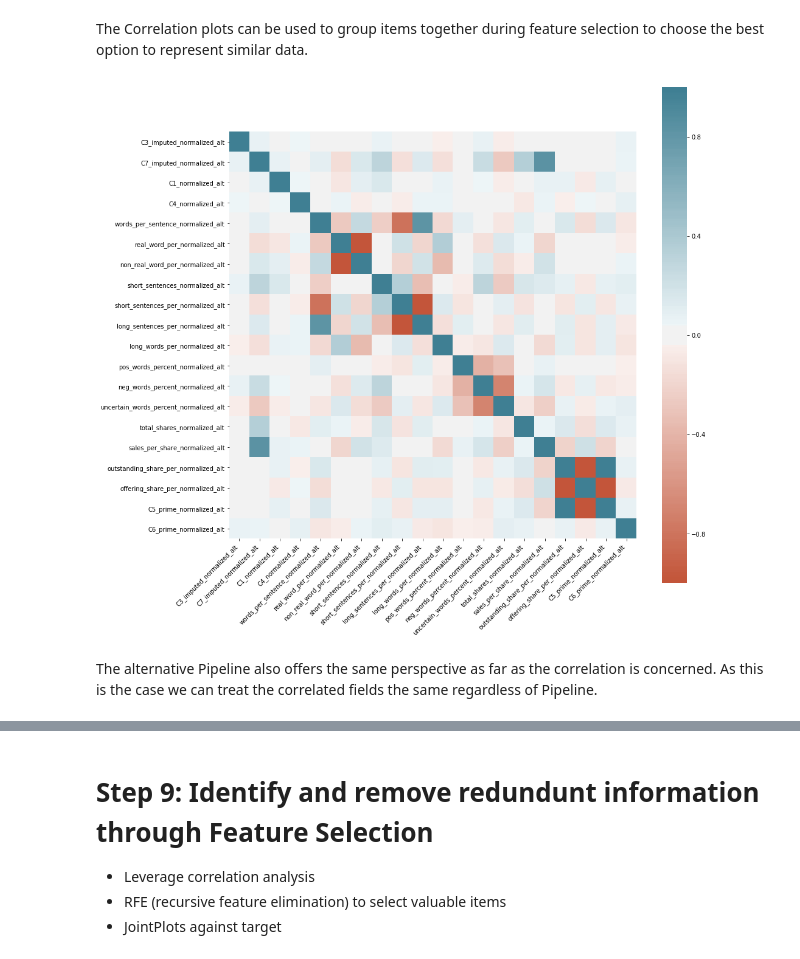
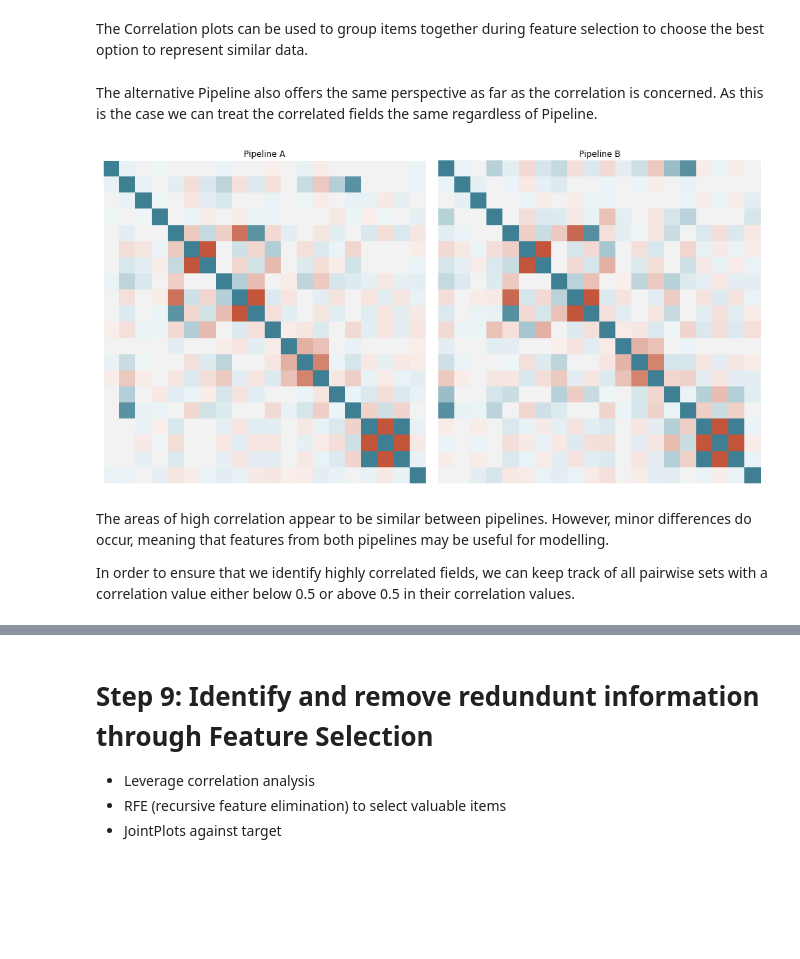
Before and after one commit to fairfield-university-ba545/project1-archana-s-team, a Jupyter notebook: project_1_submission.ipynb, the cells around one changed output, grey strips where cells are left out. Saved outputs shown, nothing was run; the diff lists cells and outputs as text; code cells hidden in the pictures; blank space fills up the shorter version.

```diff
--- a/project_1_submission.ipynb
+++ b/project_1_submission.ipynb
@@ -840,23 +841,52 @@ ax.set_xticklabels(
 # %% [markdown]
 The Correlation plots can be used to group items together during feature selection to choose the best option to represent similar data.
 # %%
-corr_alt = normalized_alt[[i for i in list(normalized_alt.columns) if 'normalized_alt' in i]].corr()
-plt.figure(figsize=(15,15))
-ax = sns.heatmap(
-    corr_alt,
-    vmin=-1, vmax=1, center=0,
-    cmap=sns.diverging_palette(20, 220, n=200),
-    square=True
-)
-ax.set_xticklabels(
-    ax.get_xticklabels(),
-    rotation=45,
-    horizontalalignment='right'
-);
+# corr_alt = normalized_alt[[i for i in list(normalized_alt.columns) if 'normalized_alt' in i]].corr()
+# plt.figure(figsize=(15,15))
+# ax = sns.heatmap(
+#     corr_alt,
+#     vmin=-1, vmax=1, center=0,
+#     cmap=sns.diverging_palette(20, 220, n=200),
+#     square=True
+# )
+# ax.set_xticklabels(
+#     ax.get_xticklabels(),
+#     rotation=45,
+#     horizontalalignment='right'
+# );
-# %% [output]
-[figure, removed]
 # %% [markdown]
 The alternative Pipeline also offers the same perspective as far as the correlation is concerned. As this is the case we can treat the correlated fields the same regardless of Pipeline.
+# %%
+# NOTE that the dark version of Jupyterlab won't show the titles as the default is black...
+
+fig, (ax1, ax2) = plt.subplots(1,2, sharex=True, sharey=True, figsize=(15,15))
+
+
+sns.heatmap(corr_alt,
+    vmin=-1, vmax=1, center=0,
+    cmap=sns.diverging_palette(20, 220, n=200),
+    square=True, ax=ax1,
+           cbar = False)
+sns.heatmap(corr,
+    vmin=-1, vmax=1, center=0,
+    cmap=sns.diverging_palette(20, 220, n=200),
+    square=True, ax=ax2,
+            cbar = False)
+ax1.set(yticks=[])
+ax2.set(yticks=[])
+ax1.set(xticks=[])
+ax2.set(xticks=[])
+ax1.set_title('Pipeline A')
+ax2.set_title('Pipeline B')
+fig.tight_layout(rect=[0, 0, .9, 1])
+#fig.suptitle("Title centered above all subplots", fontsize=14)
+plt.show()
+# %% [output]
+[figure, added]
+# %% [markdown]
+The areas of high correlation appear to be similar between pipelines. However, minor differences do occur, meaning that features from both pipelines may be useful for modelling.
+
+In order to ensure that we identify highly correlated fields, we can keep track of all pairwise sets with a correlation value either below 0.5 or above 0.5 in their correlation values.
 # %%
 high_corrs = corr[((corr>0.5) | (corr < -0.5)) & (corr != 1)]
 high_corrs_alt = corr_alt[((corr_alt>0.5) | (corr_alt < -0.5)) & (corr_alt != 1)]
```
Also changed, not shown: parts of 36 cells of this notebook, 2 other files.
